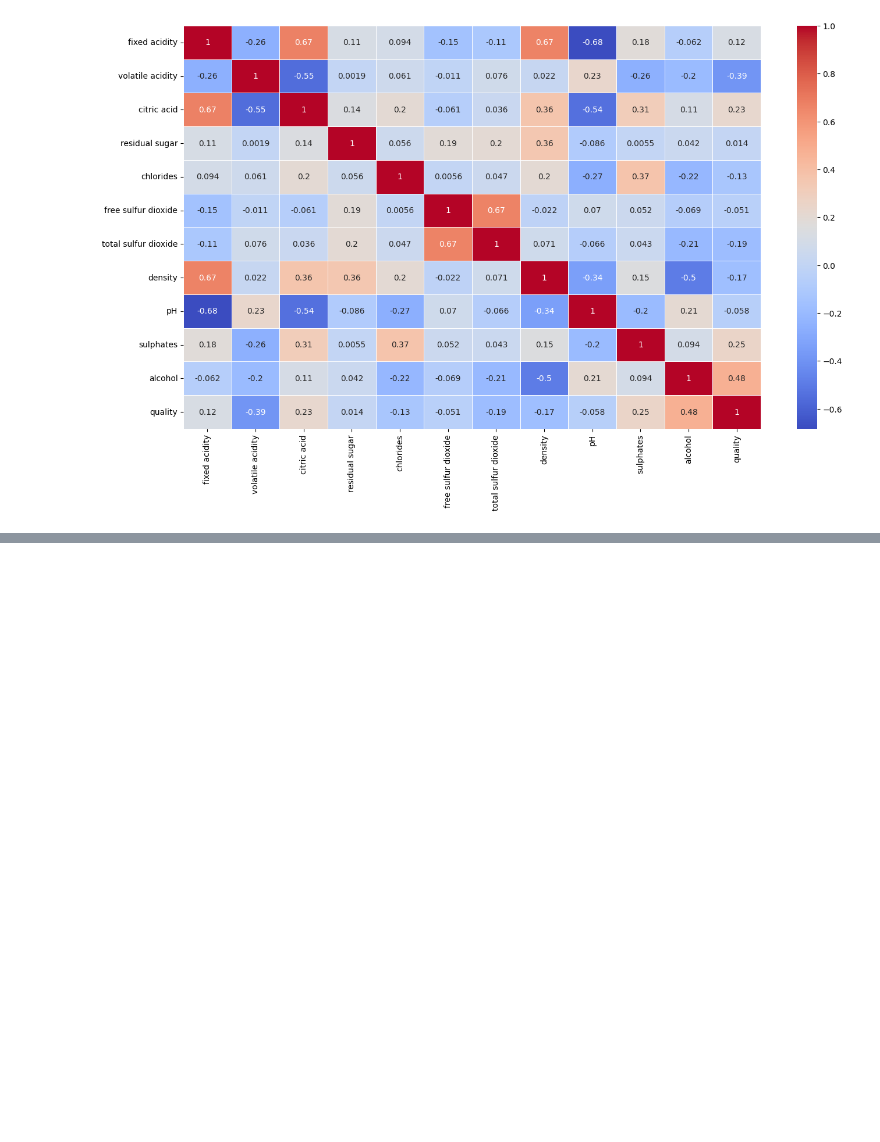
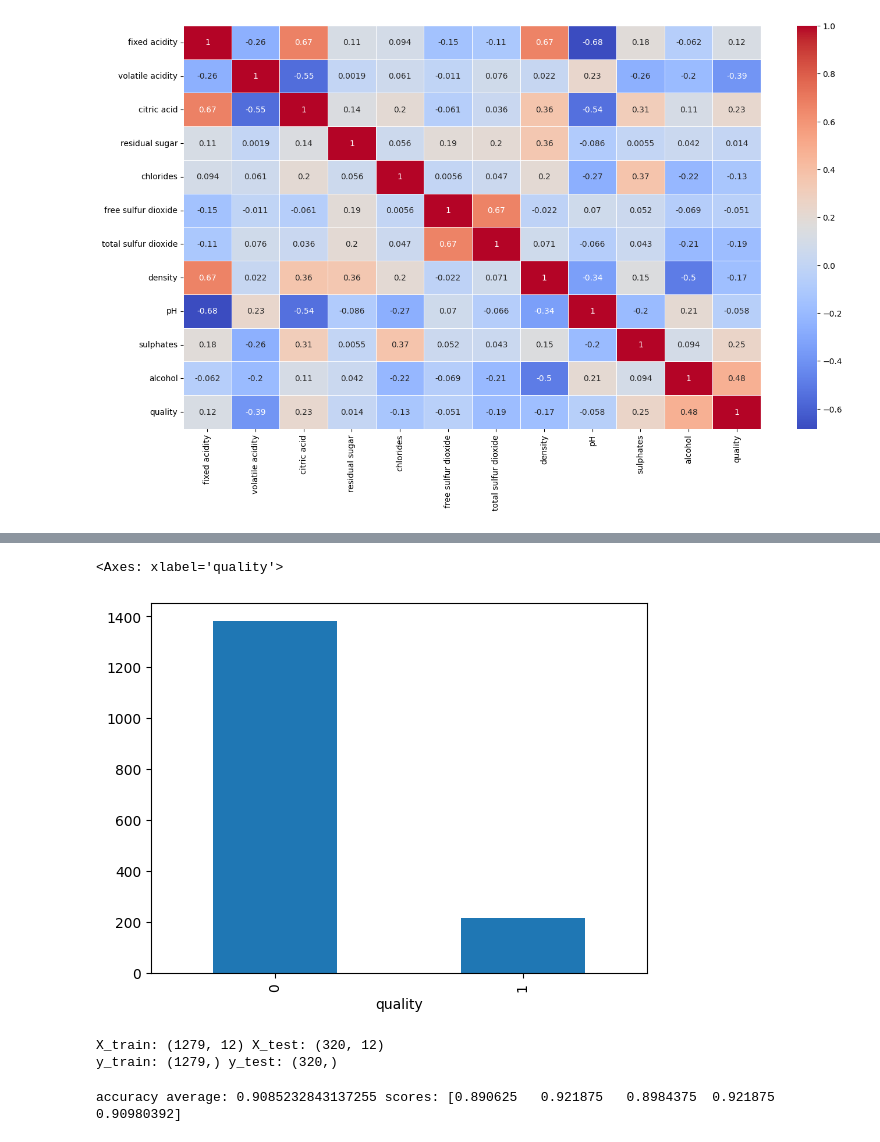
Before and after one commit to rockfiller/Prediction-of-quality-of-Wine, a Jupyter notebook: Prediction_of_quality_of_Wine.ipynb, the cells around one changed output, grey strips where cells are left out. Cells and saved outputs as stored; diff of their text form; code cells hidden in the pictures; blank space fills up the shorter version.

```diff
--- a/Prediction_of_quality_of_Wine.ipynb
+++ b/Prediction_of_quality_of_Wine.ipynb
@@ -44,0 +115,11 @@ plt.show()
+# %%
+# StandardScaler
+scaled_col = df.columns.difference(['quality'])
+standard_scaler = StandardScaler()
+df[scaled_col] = standard_scaler.fit_transform(df[scaled_col])
+df.head()
+
+# MinMaxScaler
+# minmax_scaler = MinMaxScaler()
+# df[scaled_col] = minmax_scaler.fit_transform(df[scaled_col])
+# df.head()
@@ -44,0 +133,6 @@ plt.show()
+# %%
+# https://www.kaggle.com/datasets/uciml/red-wine-quality-cortez-et-al-2009/data
+bins = [0, 6.5, 10]
+labels = ['bad', 'good']
+df['quality'] = pd.cut(df['quality'], bins=bins, labels=labels)
+df.head(10)
@@ -44,0 +151,4 @@ plt.show()
+# %%
+label_encoder = LabelEncoder()
+df['quality'] = label_encoder.fit_transform(df['quality'])
+df.head(10)
@@ -44,0 +167,5 @@ plt.show()
+# %%
+df['quality'].value_counts().plot.bar()
+# %% [output]
+<Axes: xlabel='quality'>
+[figure, added]
@@ -44,0 +176,16 @@ plt.show()
+# %%
+X = df.drop('quality', axis='columns')
+y = df['quality']
+
+X_train, X_test, y_train, y_test = train_test_split(X, y, test_size=0.2, random_state=42)
+print(f'X_train: {X_train.shape}', f'X_test: {X_test.shape}')
+print(f'y_train: {y_train.shape}', f'y_test: {y_test.shape}')
+# %% [output]
+X_train: (1279, 12) X_test: (320, 12)
+y_train: (1279,) y_test: (320,)
+# %%
+rfc = RandomForestClassifier(n_estimators=20, random_state=42)
+scores = cross_val_score(estimator=rfc, X=X_train, y=y_train, cv=5)
+print(f'accuracy average: {scores.mean()}', f'scores: {scores}')
+# %% [output]
+accuracy average: 0.9085232843137255 scores: [0.890625   0.921875   0.8984375  0.921875   0.90980392]
```
Also changed, not shown: parts of 15 cells of this notebook.
